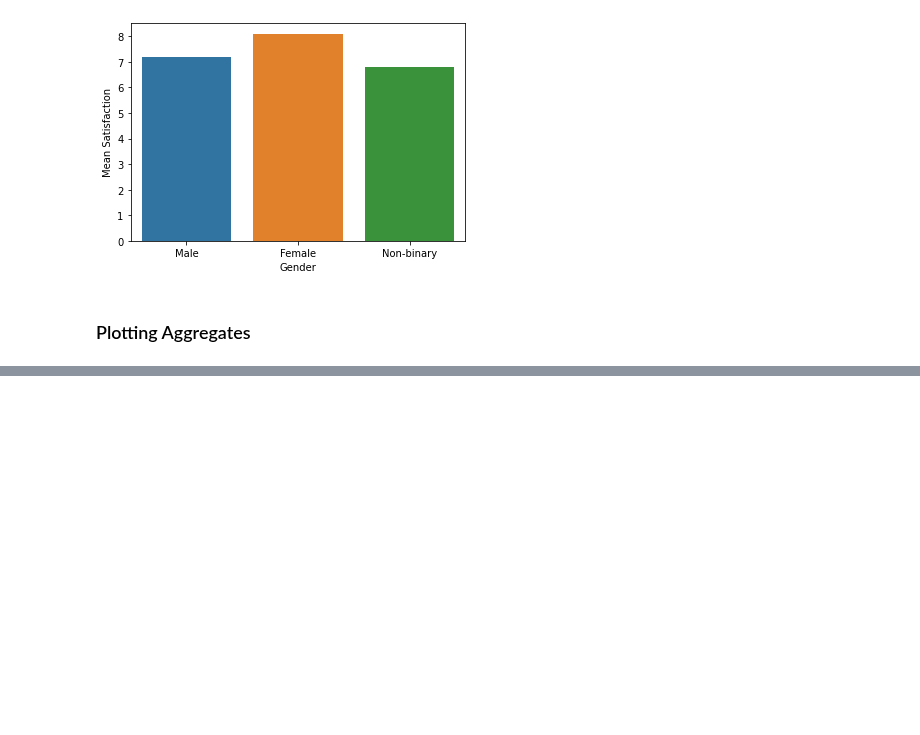
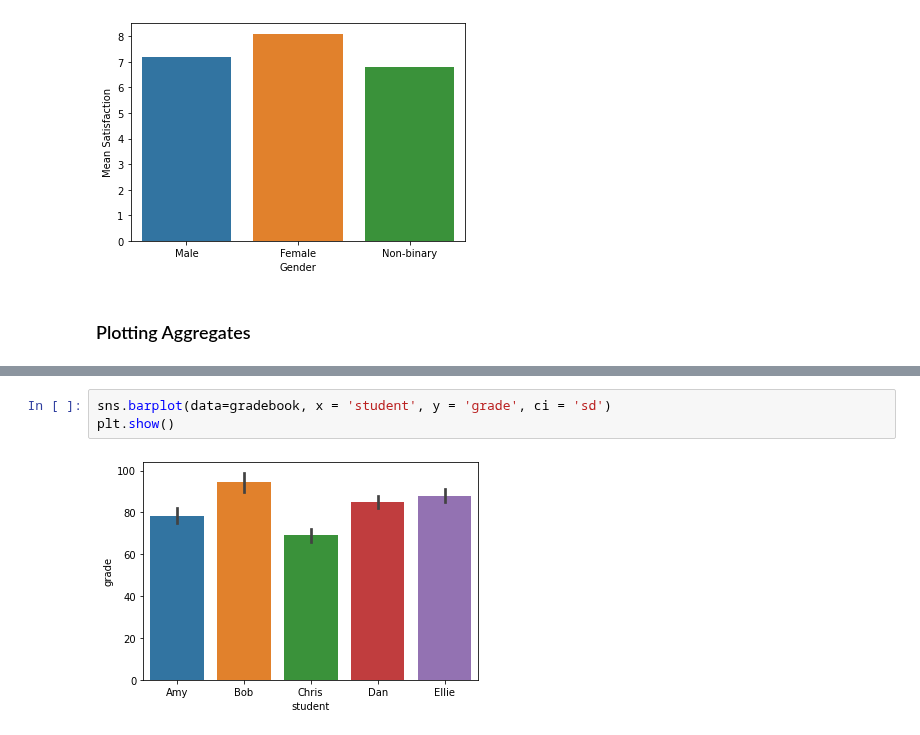
Before and after one commit to joeelorm/Data_Science, a Jupyter notebook: Data Visualization/Data Visualisation_4.ipynb, the cells around one changed output, grey strips where cells are left out. Cells and saved outputs as stored; diff of their text form; blank space fills up the shorter version.

```diff
--- a/Data Visualization/Data Visualisation_4.ipynb
+++ b/Data Visualization/Data Visualisation_4.ipynb
@@ -37 +58,6 @@ plt.show()
+# %%
+sns.barplot(data=gradebook, x = 'student', y = 'grade', ci = 'sd')
+plt.show()
+# %% [output]
+[figure, added]
 # %%
```
Also changed, not shown: parts of 8 cells of this notebook.
